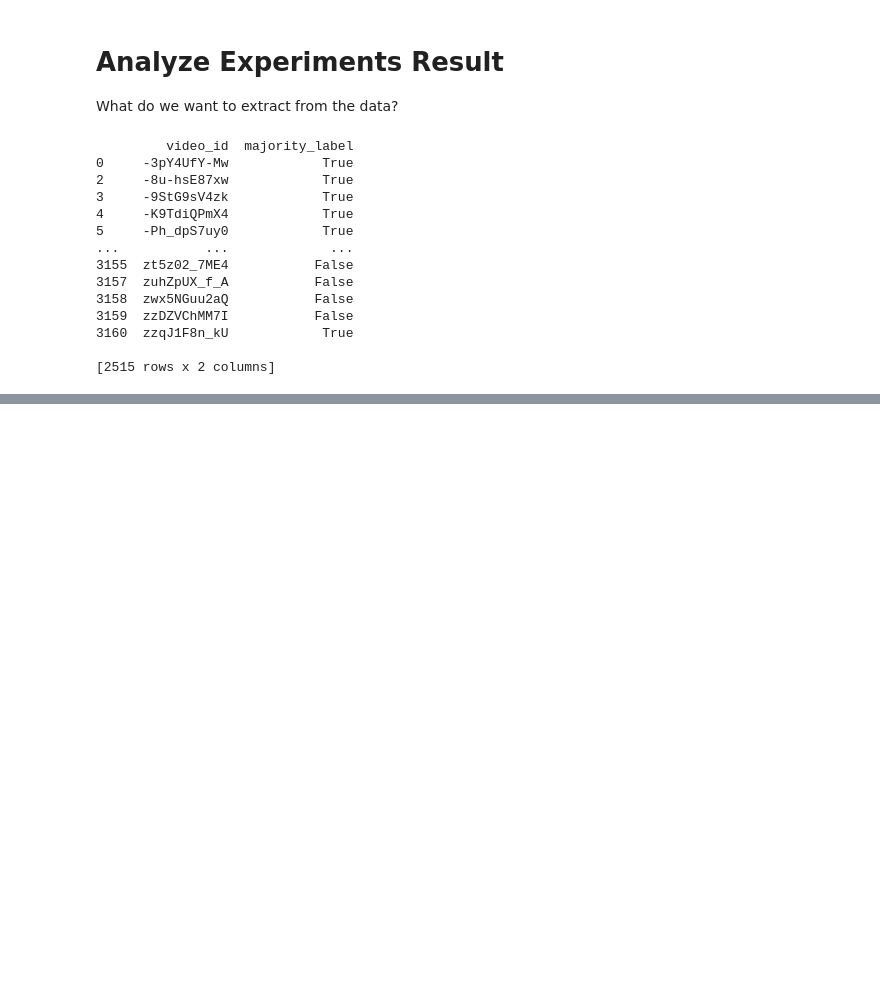
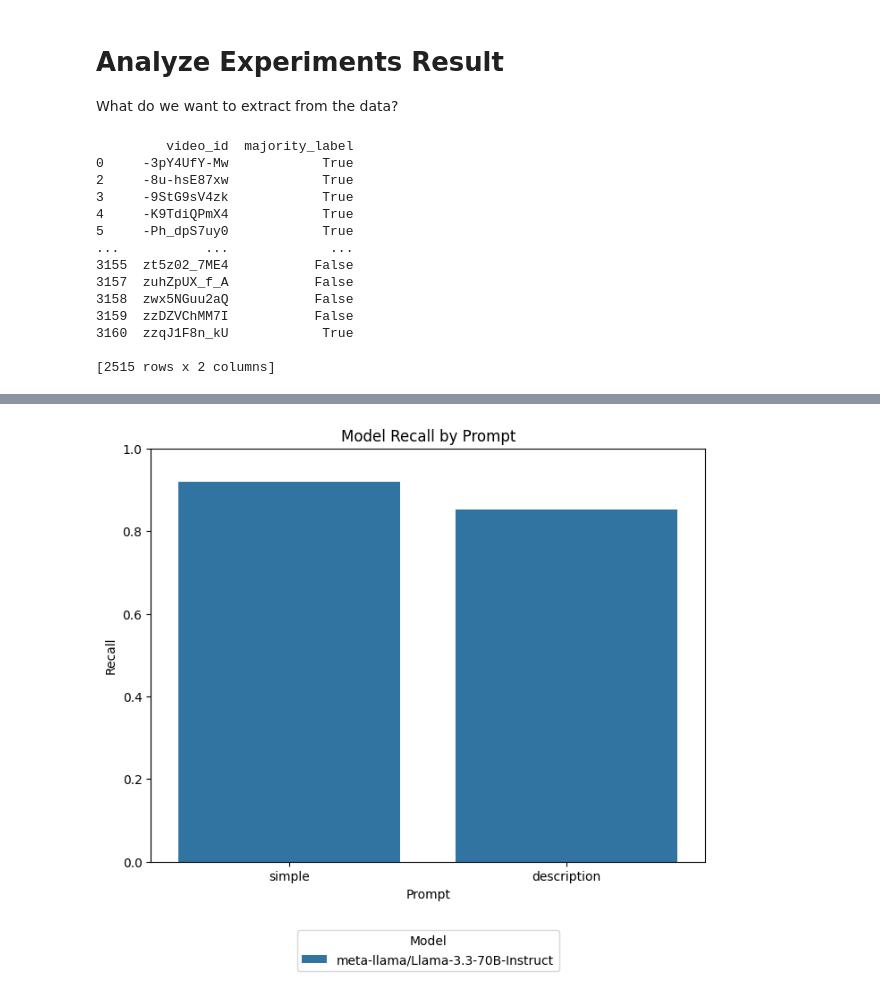
Before and after one commit to leoli51/youtube-conspiracy-detection, a Jupyter notebook: notebooks/analyze_experiment_results.ipynb, the cells around one changed output, grey strips where cells are left out. Saved outputs shown, nothing was run; the diff lists cells and outputs as text; code cells hidden in the pictures; blank space fills up the shorter version.

```diff
--- a/notebooks/analyze_experiment_results.ipynb
+++ b/notebooks/analyze_experiment_results.ipynb
@@ -104,0 +203,14 @@ ValueError: At least one label specified must be in y_true
+# %%
+# Create the bar plot
+plt.figure(figsize=(8, 6))
+sns.barplot(data=data_to_plot, x='prompt', y='recall', hue='model', palette='tab10')
+
+# Customize the plot
+plt.title("Model Recall by Prompt")
+plt.xlabel("Prompt")
+plt.ylabel("Recall")
+plt.ylim(0, 1)
+plt.legend(title='Model', loc='upper center', bbox_to_anchor=(0.5, -0.15), ncol=3)
+plt.show()
+# %% [output]
+[figure, added]
```
Also changed, not shown: parts of 5 cells of this notebook.
